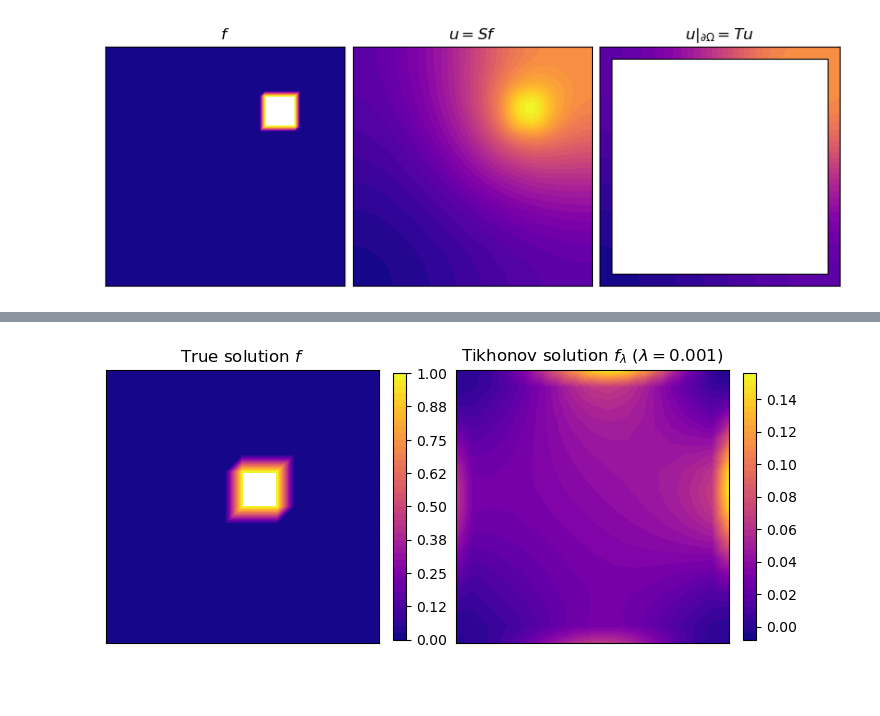
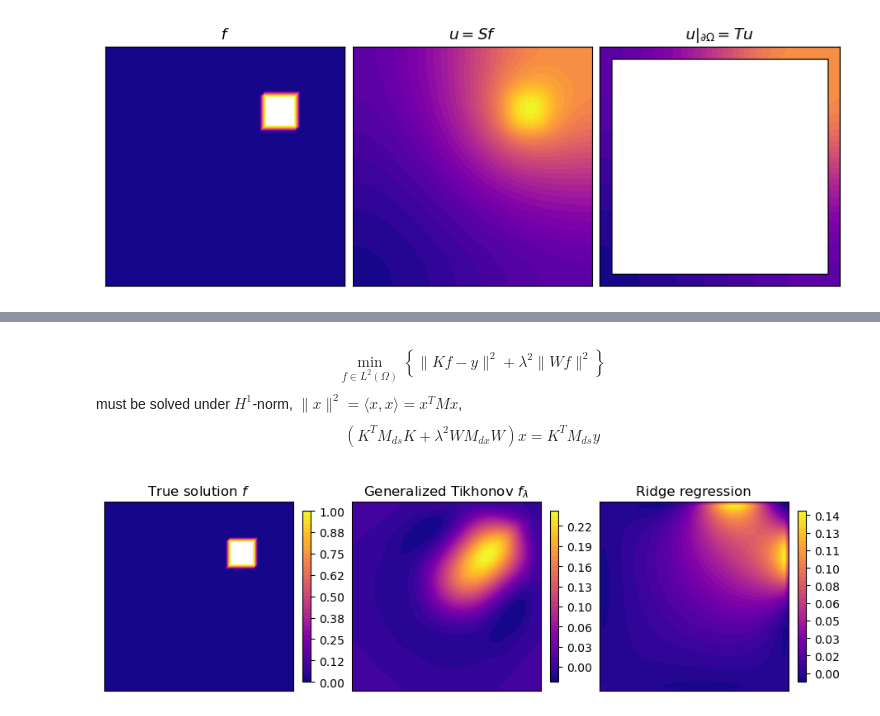
Before and after one commit to EliasSev/masters-thesis, a Jupyter notebook: notebooks/discrete_operator_rsvd.ipynb, the cells around one changed output, grey strips where cells are left out. Saved outputs shown, nothing was run; the diff lists cells and outputs as text; code cells hidden in the pictures; blank space fills up the shorter version.

Commit message:
Fix the implementation of the weight matrix W

```diff
--- a/notebooks/discrete_operator_rsvd.ipynb
+++ b/notebooks/discrete_operator_rsvd.ipynb
@@ -661,6 +610,3 @@ plt.show()
-# %%
-W = get_discrete_W(V)
-_, W1 = get_approximate_K_and_W(V, 10)
 # %% [markdown]
 ---
 ## 4. Inverse problem
@@ -704,16 +650,6 @@ def plot_K_mapping(V: FunctionSpace, f: Function, fig_name: Optional[str] = None
     plt.show()
 
 
-def get_square_f(V, x0=0.5, y0=0.5, w=0.15, h=0.15):
-    x1 = x0 + w
-    y1 = y0 + h
-    code = f'x[0] >= {x0} && x[0] <= {x1} && x[1] >= {y0} && x[1] <= {y1} ? 1.0 : 0.0'
-    f_expr = Expression(code, degree=1)
-    f = Function(V)
-    f.interpolate(f_expr)
-    return f
-
-
 def fig_S_and_T_example():
     n = 48
     V = FunctionSpace(UnitSquareMesh(n, n), 'CG', 1)
@@ -832,35 +879,63 @@ where $z = W f$ and $P W= K$
+# %% [markdown]
+$$
+\min_{f \in L^2(\Omega)}
+\left\{
+    \| K f - y \|^2
+    + \lambda^2 \| W f \|^2
+\right\}
+$$
+must be solved under $H^1$-norm, $\| x \|^2 = \langle x, x \rangle = x^T M x$,
+$$
+(K^T M_{ds} K + \lambda^2 W M_{dx} W) x = K^T M_{ds} y
+$$
 # %%
+def solve_inverse_explicit(K, M_ds, M_dx, W, y, lambda_):
+    LHS = K.T @ M_ds @ K + (lambda_**2) * (W @ M_dx @ W)
+    RHS = K.T @ M_ds @ y
+    x_hat = np.linalg.solve(LHS, RHS)
+    return x_hat
 
 
-#f_true_expr = exp(-100*((x-0.3)**2 + (y-0.3)**2)) + 0.5*exp(-80*((x-0.7)**2 + (y-0.7)**2))
-#f_true = project(f_true_expr, Vf)
+# Function space
+n = 48
+mesh = UnitSquareMesh(n, n)
 
-# Generalized Tikhonov
+V = FunctionSpace(mesh, 'CG', 1)
+boundary_dofs = get_boundary_dofs(V)
+
+# Assemble, K, M_dx, M_ds, W
 K = get_discrete_K(V)
-W = get_discrete_W(V)
-P = np.linalg.solve(W.T, K.T).T
+M_dx = get_discrete_M(V)
+M_ds = get_discrete_M_boundary(V, boundary_dofs)
+reg_weights = RegularizationWeights(V, K, M_dx, M_ds)
+W = reg_weights.get_W(normalize=True)
 
-# Tikhonov regularization with GCV
-lambdas = np.logspace(-3, 3, 100)
-Gl = generalized_CV_tikhonov(P, y, lambdas)
-lambda_best = lambdas[np.argmin(Gl)]
+# Get y = K x
+f = get_square_f(V, 0.65, 0.65)
+x = f.vector().get_local()
+y = apply_K(V, x, boundary_dofs)
 
-# Solve with optimal lambda
-z = tikhonov(P, y, lambda_=lambda_best)
-x_hat = np.linalg.solve(W, z)
+# Solve Generalized Tikhonov
+lambda_best = 0.001
+x_hat = solve_inverse_explicit(K, M_ds, M_dx, W, y, lambda_=lambda_best)
 f_hat = Function(V)
-f_hat.vector()[:] = x_hat
+f_hat.vector()[:] = x_hat.copy()
 
-fig, axes = plt.subplots(1, 2, figsize=(7, 4), constrained_layout=True)
+# Solve standard Tikhonov
+x_ridge  = tikhonov(K, y, lambda_=0.001)
+f_ridge = Function(V)
+f_ridge.vector()[:] = x_ridge.copy()
+
+fig, axes = plt.subplots(1, 3, figsize=(9, 6), constrained_layout=True)
 axes = axes.flatten()
 
-funcs = [f, f_hat]
-names = ["True solution $f$", f"Tikhonov solution $f_\lambda$ ($\lambda={lambda_best:.3f}$)"]
+funcs = [f, f_hat, f_ridge]
+names = ["True solution $f$", f"Generalized Tikhonov $f_\lambda$", "Ridge regression"]
 for ax, func, name in zip(axes, funcs, names):
     plt.sca(ax)
     p = plot(func, title=name, cmap='plasma')
-    fig.colorbar(p, ax=ax, format="%.2f", shrink=0.68)
+    fig.colorbar(p, ax=ax, format="%.2f", shrink=0.35)
     ax.set_xticks([])
     ax.set_yticks([])
 # %% [output]
-[figure, old version]
+[figure, new version]
```
Also changed, not shown: parts of 9 cells of this notebook, 2 other files.
